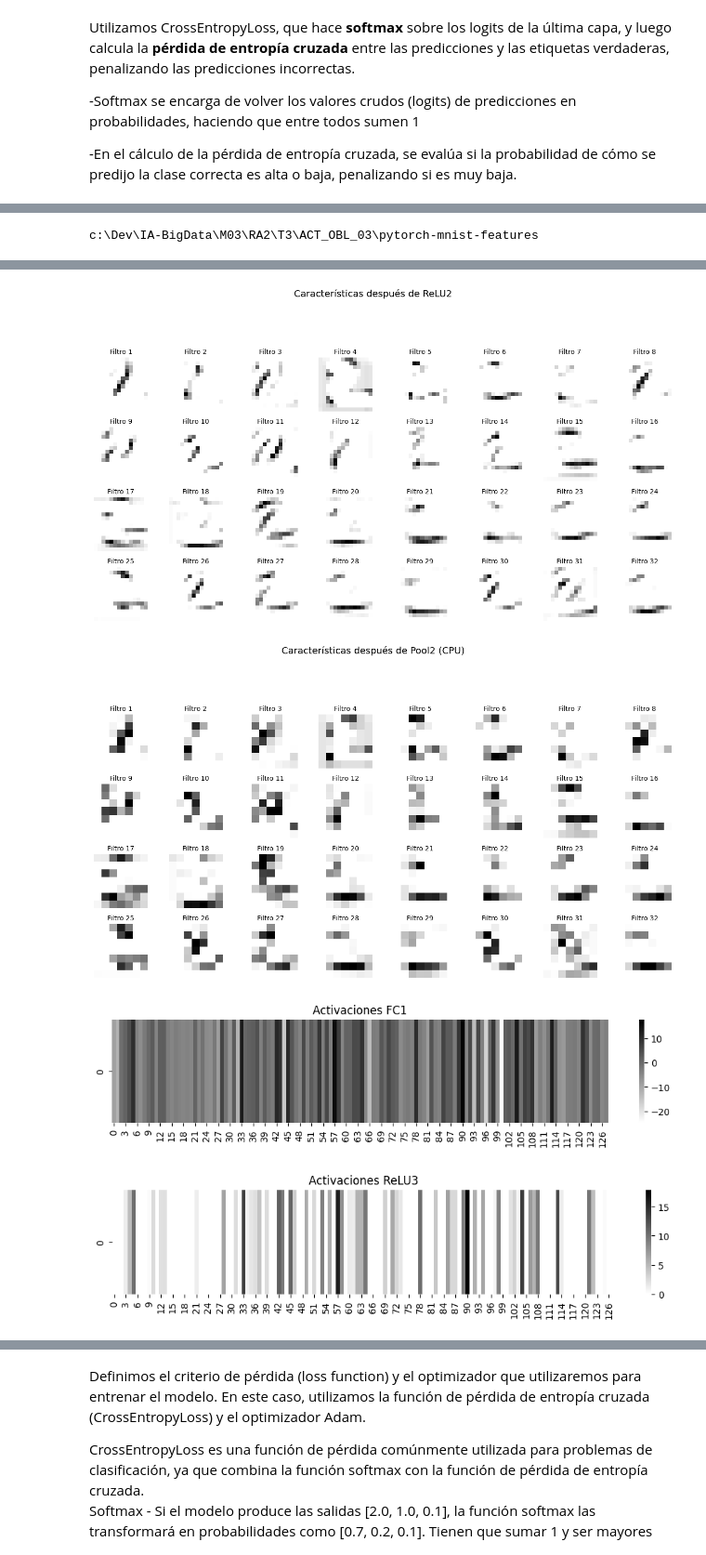
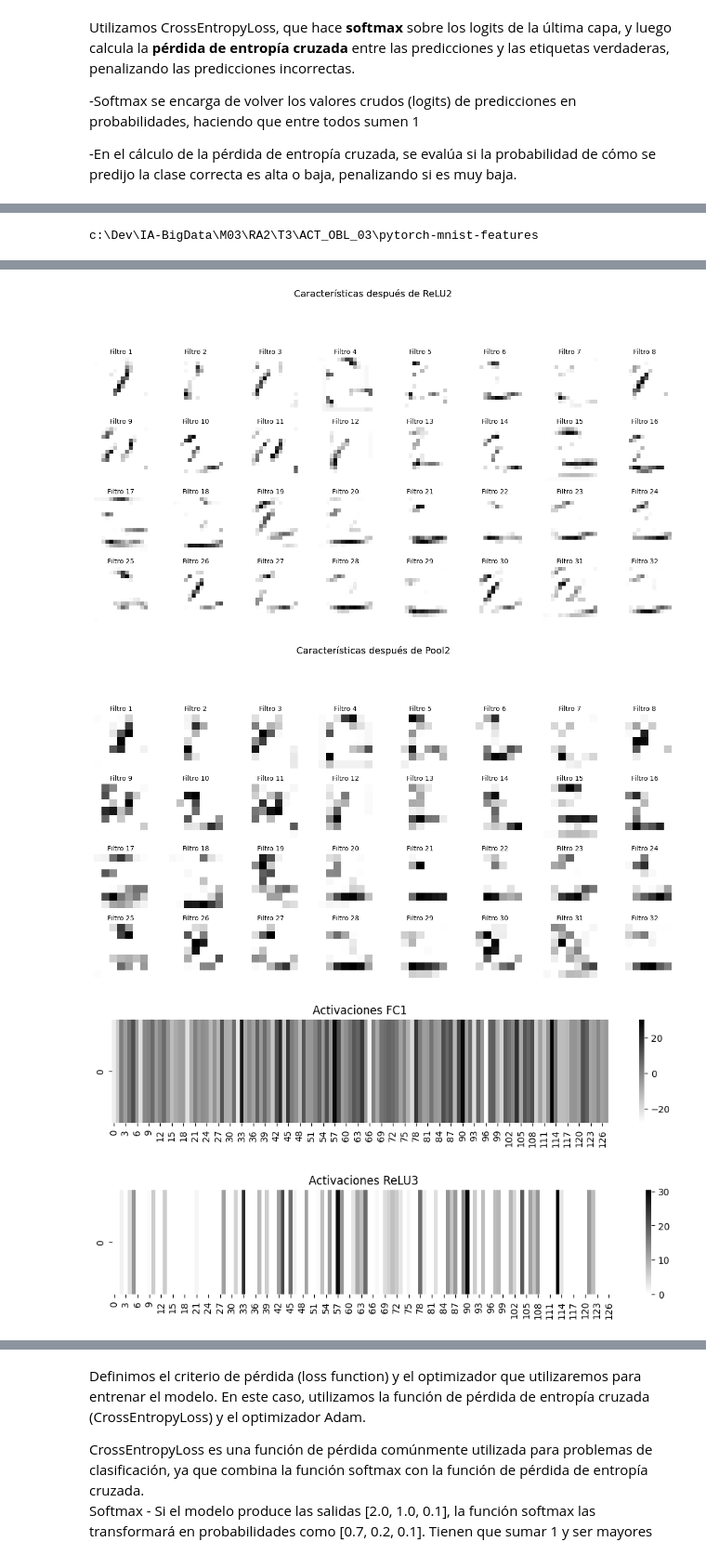
Before and after one commit to EzequielGaribotto/IA-BigData, a Jupyter notebook: M03/RA2/T3/ACT_OBL_03/ejercicio_2_pytorch.ipynb, the cells around one changed output, grey strips where cells are left out. Shown at 93% size. Drawn from its saved outputs; the diff is of its cells as text; code cells hidden in the pictures.

Commit message:
improve training withb scheduler, validation, and early stopping

```diff
--- a/M03/RA2/T3/ACT_OBL_03/ejercicio_2_pytorch.ipynb
+++ b/M03/RA2/T3/ACT_OBL_03/ejercicio_2_pytorch.ipynb
@@ -38,7 +38,7 @@ def set_seed(seed: int = 42):
 class Config:
     seed: int = 42
     batch_size: int = 128
-    epochs: int = 5
+    epochs: int = 25
     lr: float = 1e-3
     weight_decay: float = 0.0
     num_workers: int = 0
@@ -172,6 +172,7 @@ class CNN_MNIST(nn.Module):
 Aqui podemos visualizar la arquitectura de la red utilizando `torchsummary` para asegurarnos de que las dimensiones de las capas sean correctas.
 # %%
 model = CNN_MNIST()
+model = model.to(cfg.device)
 print(model)
 # %% [output]
 CNN_MNIST(
@@ -206,3 +207,12 @@ optimizer = optim.Adam(model.parameters(),
                         lr=cfg.lr,
                         weight_decay=cfg.weight_decay
                        )
+
+# Extra: Scheduler - Si en una epoch no mejora el val_acc, reduce el lr
+
+scheduler = torch.optim.lr_scheduler.ReduceLROnPlateau(
+    optimizer,
+    mode='max',      # queremos maximizar val_acc
+    factor=0.5,      # nuevo_lr = lr * factor
+    patience=2       # espera 2 epochs antes de reducir
+)
@@ -243,21 +341,21 @@ os.makedirs(img_dir, exist_ok=True)
 print(img_dir)
 def visualizar_caracteristicas(modelo, imagen_tensor):
     modelo.eval()
+    imagen_tensor = imagen_tensor.to(cfg.device)
+
     with torch.no_grad():
         features = modelo.conv1(imagen_tensor.unsqueeze(0))
         plot_caracteristicas(features, title="Características después de Conv1")
         features = modelo.relu1(features)
         plot_caracteristicas(features, title="Características después de ReLU1")
         features = modelo.pool1(features)
-        features = features.cpu()  # Mover a CPU para visualización con matplotlib
-        plot_caracteristicas(features, title="Características después de Pool1 (CPU)")
+        plot_caracteristicas(features, title="Características después de Pool1")
         features = modelo.conv2(features)
         plot_caracteristicas(features, title="Características después de Conv2")
         features = modelo.relu2(features)
         plot_caracteristicas(features, title="Características después de ReLU2")
         features = modelo.pool2(features)
-        features = features.cpu()  # Mover a CPU para visualización con matplotlib
-        plot_caracteristicas(features, title="Características después de Pool2 (CPU)")
+        plot_caracteristicas(features, title="Características después de Pool2")
         # Flatten -> FC1 -> ReLU3
         flattened = features.view(features.size(0), -1)
         features = modelo.fc1(flattened)
@@ -317,4 +415,4 @@ c:\Dev\IA-BigData\M03\RA2\T3\ACT_OBL_03\pytorch-mnist-features
-[figure, old version]
+[figure, new version]
-[figure, old version]
+[figure, new version]
-[figure, old version]
+[figure, new version]
-[figure, old version]
+[figure, new version]
```
Also changed, not shown: parts of 6 cells of this notebook, 11 other files.
